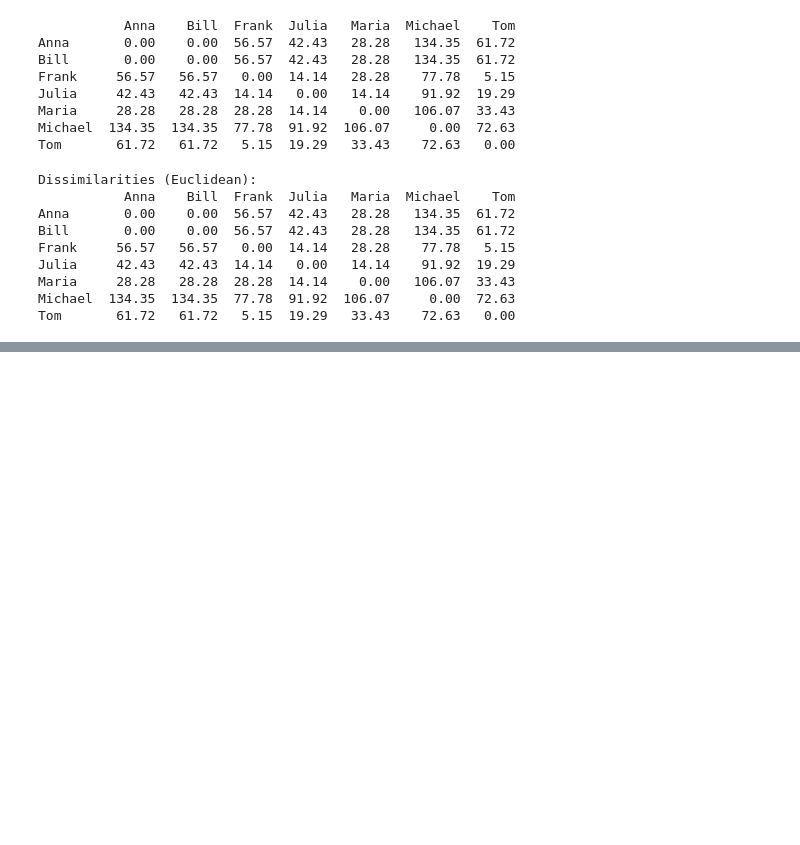
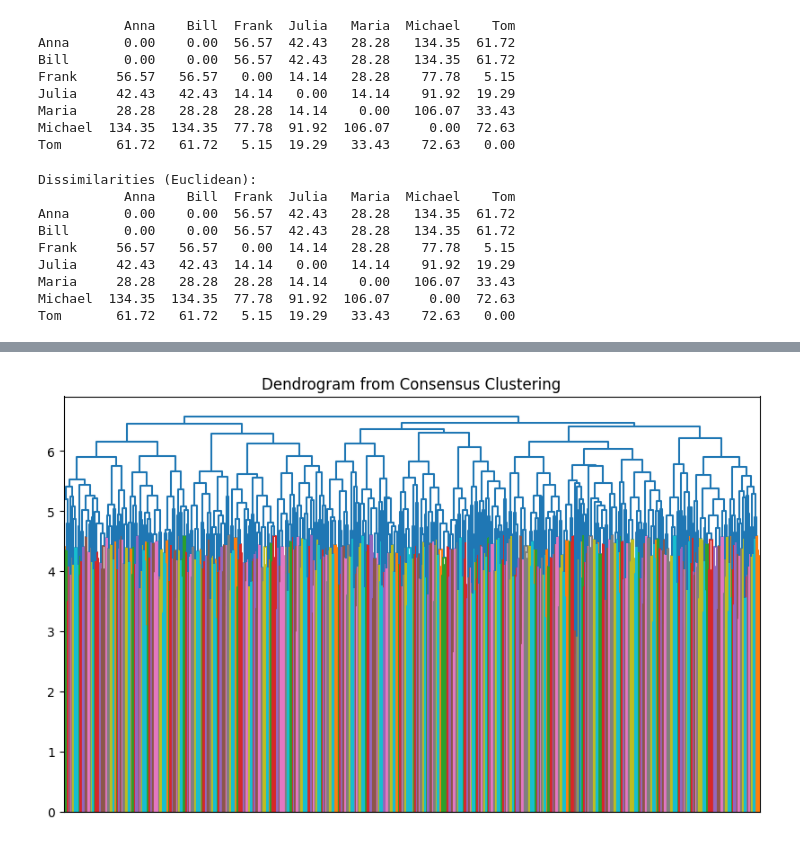
Before and after one commit to Imanchandra2024/FeyynMcDonalds, a Jupyter notebook: fyenn_project.ipynb, the cells around one changed output, grey strips where cells are left out. Drawn from its saved outputs; the diff is of its cells as text; code cells hidden in the pictures; blank space fills up the shorter version.

```diff
--- a/fyenn_project.ipynb
+++ b/fyenn_project.ipynb
@@ -72,0 +130,11 @@ Tom       61.72   61.72   5.15  19.29   33.43    72.63   0.00
+# %%
+# Hierarchical Clustering on Consensus Matrix
+from scipy.cluster.hierarchy import linkage, dendrogram
+
+linkage_matrix = linkage(1 - consensus, method='average')
+plt.figure(figsize=(10, 6))
+dendrogram(linkage_matrix, no_labels=True)
+plt.title("Dendrogram from Consensus Clustering")
+plt.show()
+# %% [output]
+[figure, added]
```
Also changed, not shown: parts of 8 cells of this notebook.
